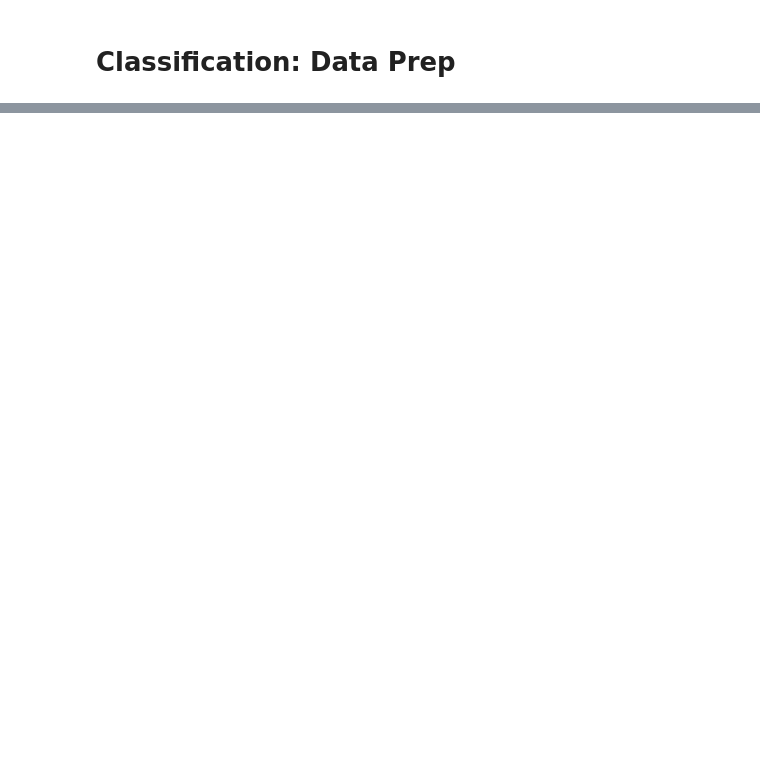
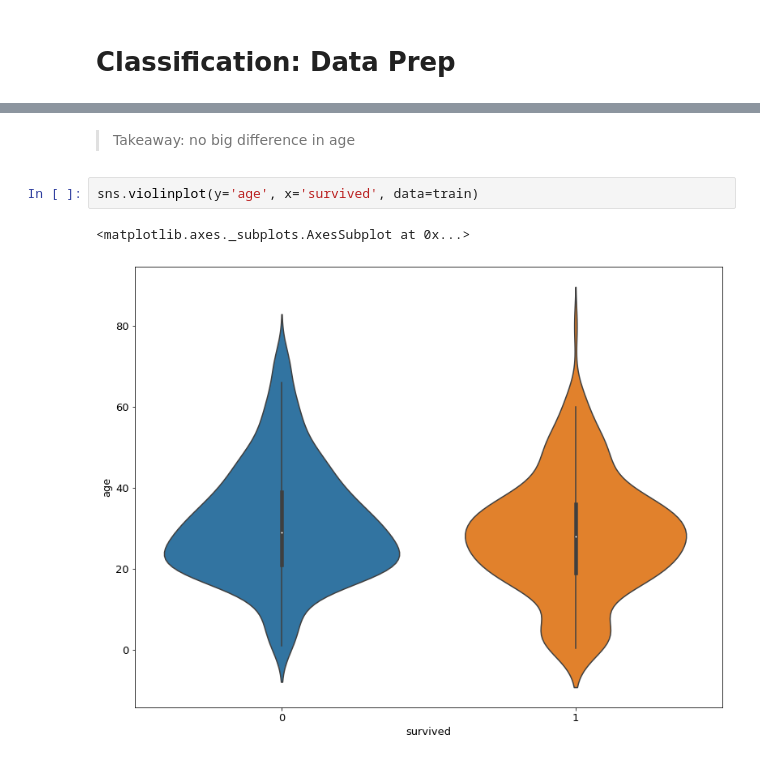
Before and after one commit to RaulCPena/ds-methodologies-exercises, a Jupyter notebook: classification/classification_exercises.ipynb, the cells around one changed output, grey strips where cells are left out. Cells and saved outputs as stored; diff of their text form; blank space fills up the shorter version.

```diff
--- a/classification/classification_exercises.ipynb
+++ b/classification/classification_exercises.ipynb
@@ -568,0 +1045,7 @@ g. Create a function named `prep_titanic` that accepts the untransformed titanic
+# %% [markdown]
+> Takeaway: no big difference in age
+# %%
+sns.violinplot(y='age', x='survived', data=train)
+# %% [output]
+<matplotlib.axes._subplots.AxesSubplot at 0x...>
+[figure, added]
```
Also changed, not shown: parts of 262 cells of this notebook.
